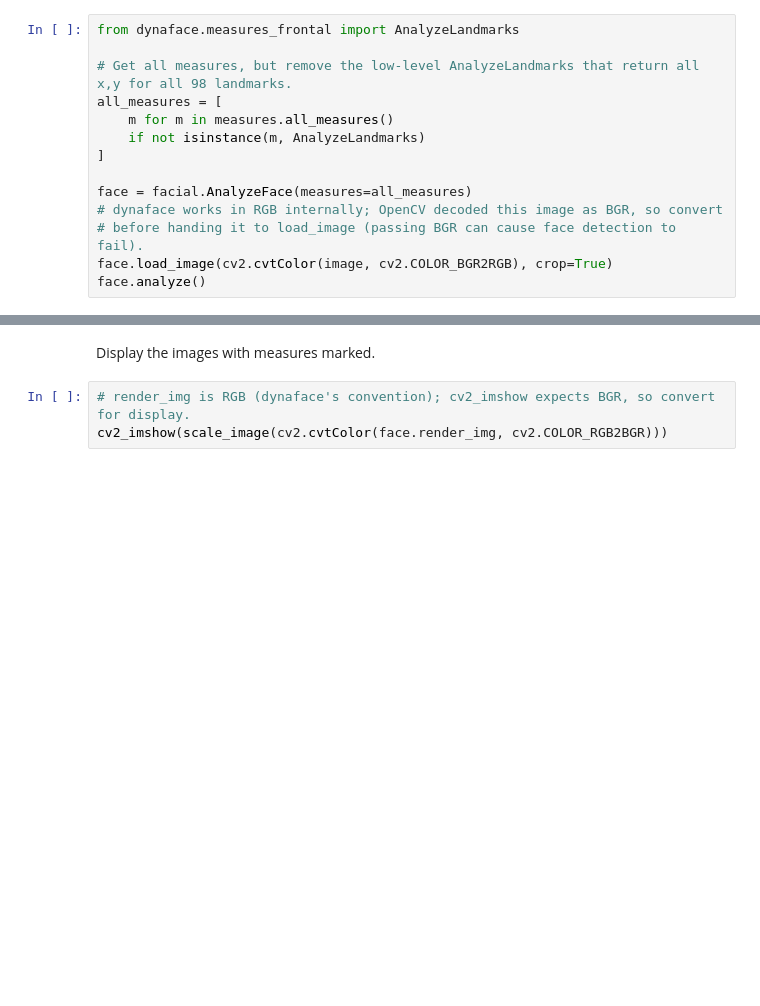
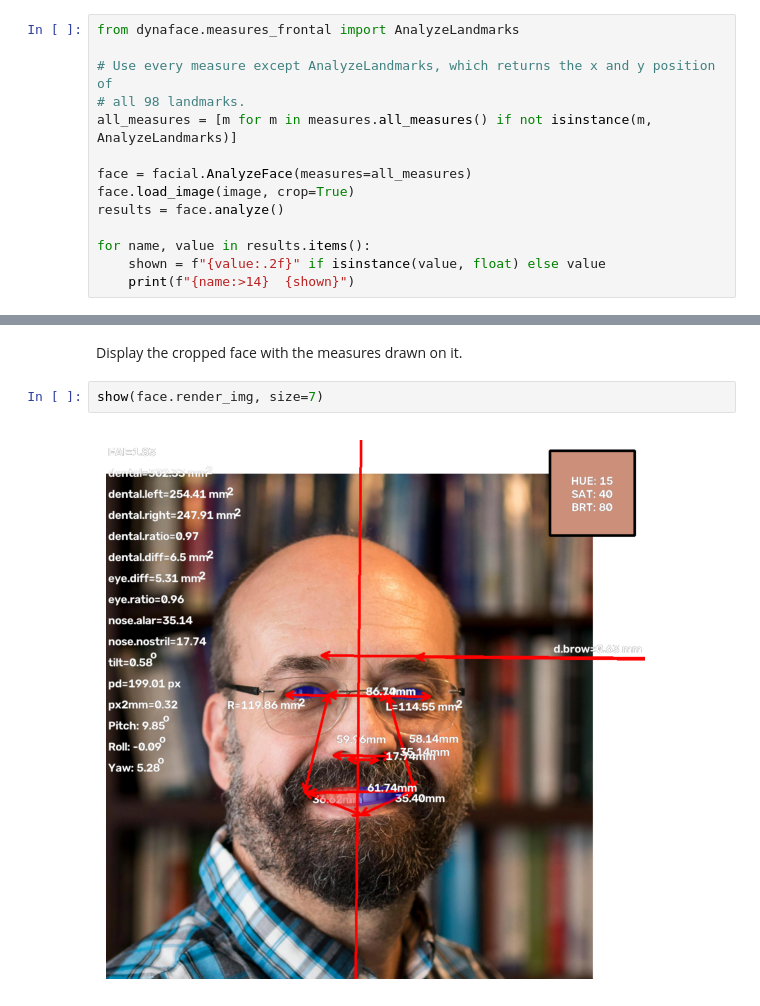
Before and after one commit to jeffheaton/dynaface, a Jupyter notebook: dynaface-lib-python/examples/dynaface_intro.ipynb, the cells around one changed output, grey strips where cells are left out. Drawn from its saved outputs; the diff is of its cells as text; blank space fills up the shorter version.

```diff
--- a/dynaface-lib-python/examples/dynaface_intro.ipynb
+++ b/dynaface-lib-python/examples/dynaface_intro.ipynb
@@ -127,14 +83,14 @@ Analyze the image and print out key measures.
 # %%
 from dynaface.measures_frontal import AnalyzeLandmarks
 
-# Get all measures, but remove the low-level AnalyzeLandmarks that return all x,y for all 98 landmarks.
-all_measures = [
-    m for m in measures.all_measures()
-    if not isinstance(m, AnalyzeLandmarks)
-]
+# Use every measure except AnalyzeLandmarks, which returns the x and y position of
+# all 98 landmarks.
+all_measures = [m for m in measures.all_measures() if not isinstance(m, AnalyzeLandmarks)]
 
 face = facial.AnalyzeFace(measures=all_measures)
-# dynaface works in RGB internally; OpenCV decoded this image as BGR, so convert
-# before handing it to load_image (passing BGR can cause face detection to fail).
-face.load_image(cv2.cvtColor(image, cv2.COLOR_BGR2RGB), crop=True)
-face.analyze()
+face.load_image(image, crop=True)
+results = face.analyze()
+
+for name, value in results.items():
+    shown = f"{value:.2f}" if isinstance(value, float) else value
+    print(f"{name:>14}  {shown}")
@@ -141,5 +115,6 @@ face.analyze()
 # %% [markdown]
-Display the images with measures marked.
+Display the cropped face with the measures drawn on it.
-# %%
-# render_img is RGB (dynaface's convention); cv2_imshow expects BGR, so convert for display.
-cv2_imshow(scale_image(cv2.cvtColor(face.render_img, cv2.COLOR_RGB2BGR)))
+# %%
+show(face.render_img, size=7)
+# %% [output]
+[figure, added]
```
Also changed, not shown: parts of 20 cells of this notebook, 3 other files.
